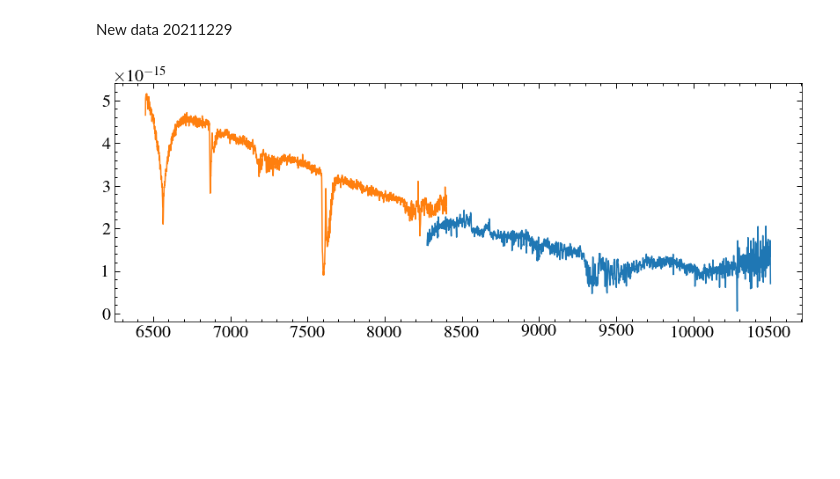
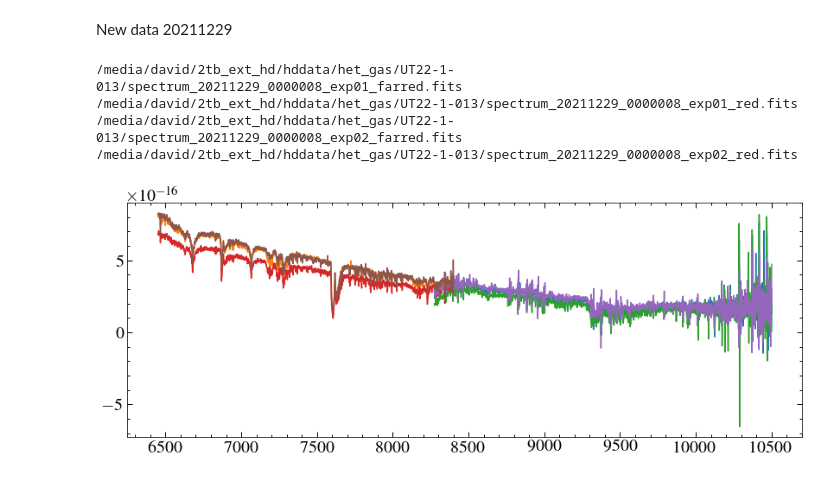
Before and after one commit to davidjwilson/gas_discs, a Jupyter notebook: xshooterql.ipynb, the cells around one changed output. Cells and saved outputs as stored; diff of their text form; code cells hidden in the pictures; blank space fills up the shorter version.

```diff
--- a/xshooterql.ipynb
+++ b/xshooterql.ipynb
@@ -687,12 +687,25 @@ plt.savefig('plots/1617_compare.pdf')
 New data 20211229
 # %%
 hetpath2 = '/media/david/2tb_ext_hd/hddata/het_gas/UT22-1-013/'
-hetspecs2 = glob.glob('{}spectrum*d.fits'.format(hetpath2)) #just the red arm
+hetspecs2 = glob.glob('{}spectrum*20211229*d.fits'.format(hetpath2)) #just the red arm
 # hetspecs
 for spec in hetspecs2:
+    print(spec)
+    data = fits.getdata(spec)
+    # star = fits.getheader(spec)['OBJECT']
+    # print(star)
+    w, f, e = data[0], data[1], data[3]
+    plt.plot(w,f)
+
+
+for spec in hetspecs:
     data = fits.getdata(spec)
     w, f, e = data[0], data[1], data[3]
     plt.plot(w,f)
 #plt.xlim(8450, 8700)
 # %% [output]
+/media/david/2tb_ext_hd/hddata/het_gas/UT22-1-013/spectrum_20211229_0000008_exp01_farred.fits
+/media/david/2tb_ext_hd/hddata/het_gas/UT22-1-013/spectrum_20211229_0000008_exp01_red.fits
+/media/david/2tb_ext_hd/hddata/het_gas/UT22-1-013/spectrum_20211229_0000008_exp02_farred.fits
+/media/david/2tb_ext_hd/hddata/het_gas/UT22-1-013/spectrum_20211229_0000008_exp02_red.fits
-[figure, old version]
+[figure, new version]
```
Also changed, not shown: parts of 8 cells of this notebook, 6 other files.
